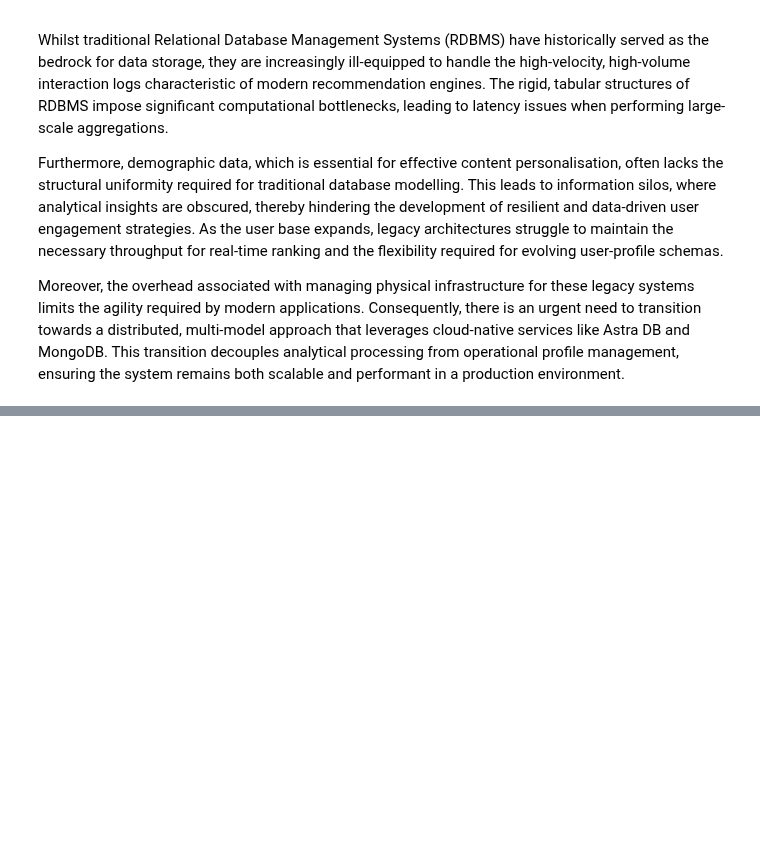
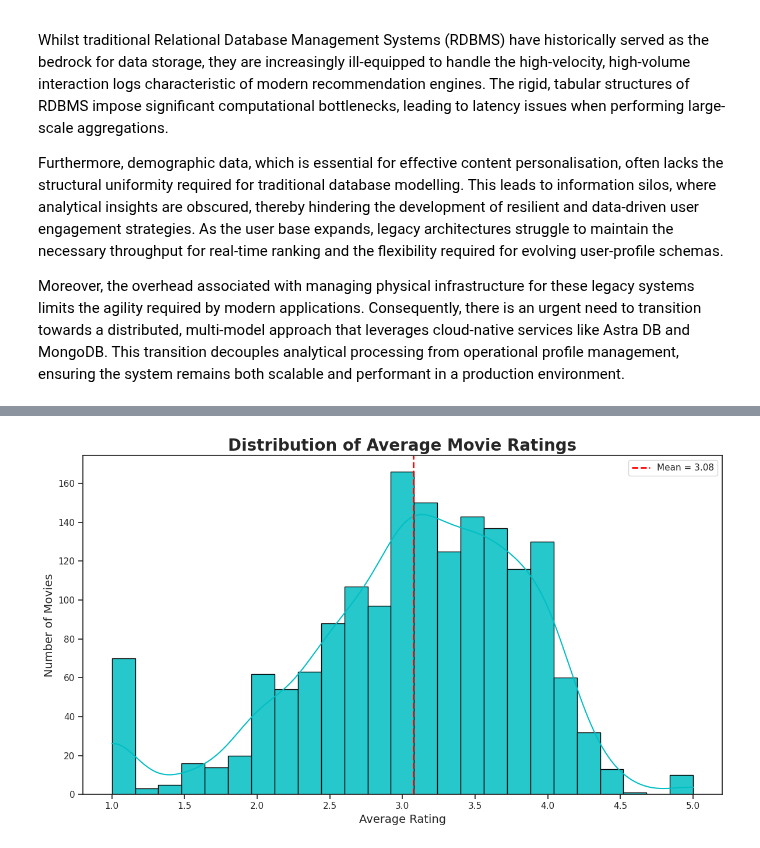
Before and after one commit to Rozieyati/Scalable_Multi-Model_Data_Pipeline_for_MovieLens_Analysis_Using_Spark_Cassandra_and_MongoDB, a Jupyter notebook: Data_Management_27062026.ipynb, the cells around one changed output, grey strips where cells are left out. Cells and saved outputs as stored; diff of their text form; code cells hidden in the pictures; blank space fills up the shorter version.

```diff
--- a/Data_Management_27062026.ipynb
+++ b/Data_Management_27062026.ipynb
@@ -1028,0 +624,52 @@ World Meteorological Organization. (2024). State of the global climate 2024. htt
+# %%
+# ============================================================
+# 6.1.3 Distribution of Average Movie Ratings
+# ============================================================
+
+import matplotlib.pyplot as plt
+import seaborn as sns
+
+# Convert Spark DataFrame to Pandas
+rating_distribution = df_movie_performance.toPandas()
+
+# Professional style
+sns.set_theme(style="ticks")
+
+plt.figure(figsize=(12,7))
+
+sns.histplot(
+    data=rating_distribution,
+    x="avg_rating",
+    bins=25,
+    kde=True,
+    color="#00BFC4",
+    edgecolor="black",
+    alpha=0.85
+)
+
+# Mean rating reference line
+mean_rating = rating_distribution["avg_rating"].mean()
+
+plt.axvline(
+    mean_rating,
+    color="red",
+    linestyle="--",
+    linewidth=2,
+    label=f"Mean = {mean_rating:.2f}"
+)
+
+plt.title(
+    "Distribution of Average Movie Ratings",
+    fontsize=20,
+    fontweight="bold"
+)
+
+plt.xlabel("Average Rating", fontsize=14)
+plt.ylabel("Number of Movies", fontsize=14)
+
+plt.legend()
+
+plt.tight_layout()
+plt.show()
+# %% [output]
+[figure, added]
```
Also changed, not shown: parts of 127 cells of this notebook.
